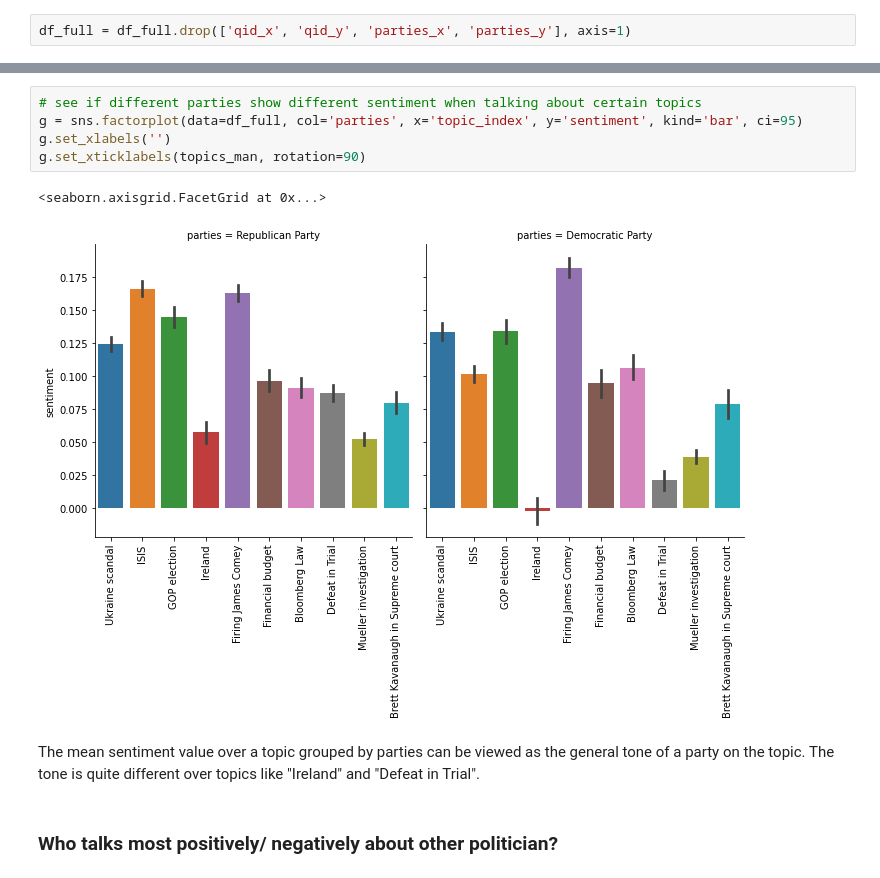
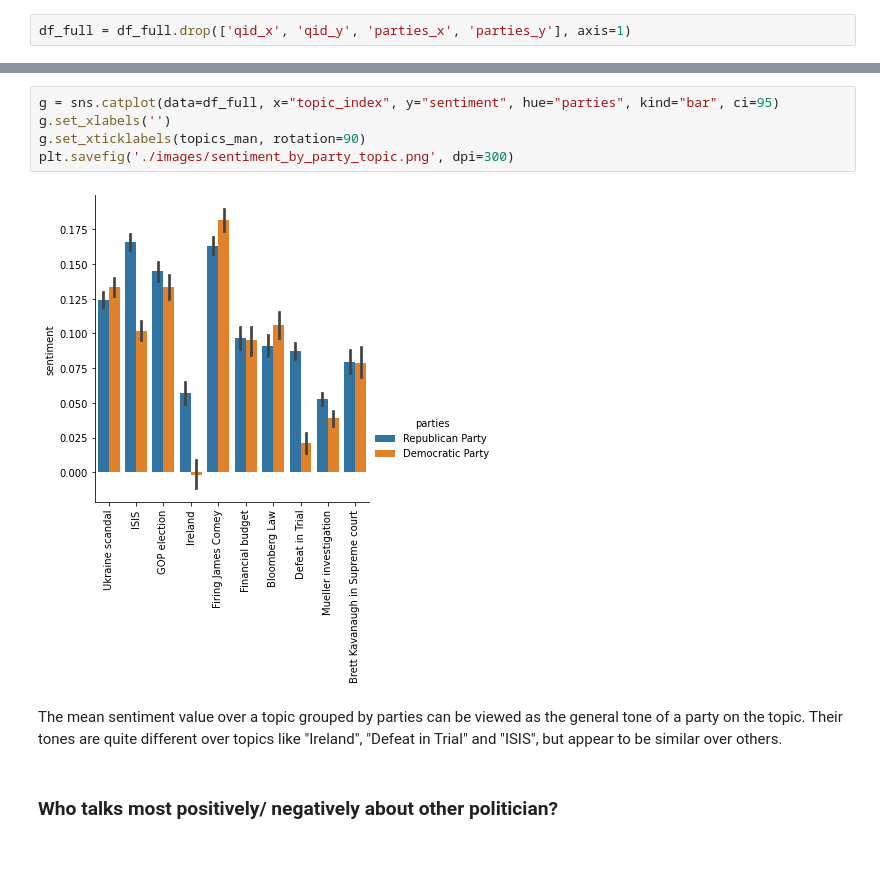
Before and after one commit to epfl-ada/ada-2021-project-date-a-data, a Jupyter notebook: network_analysis_viz.ipynb, the cells around one changed output, grey strips where cells are left out. Cells and saved outputs as stored; diff of their text form.

Commit message:
update analysis, save images

```diff
--- a/network_analysis_viz.ipynb
+++ b/network_analysis_viz.ipynb
@@ -272,15 +270,14 @@ df_full.head()
 | 3 | 2015-09-02-023110 | Forcing a bad deal, over the obje... | John Boehner | Q11702 | 2015-09-02 17:11:29 | 24 | E | [Barack Obama] | [Q76] | ... |
 | 4 | 2015-04-23-004339 | As President Obama indicated, thi... | John Boehner | Q11702 | 2015-04-23 17:01:55 | 1 | E | [Barack Obama] | [Q76] | ... |
 # %%
-# see if different parties show different sentiment when talking about certain topics
-g = sns.factorplot(data=df_full, col='parties', x='topic_index', y='sentiment', kind='bar', ci=95)
+g = sns.catplot(data=df_full, x="topic_index", y="sentiment", hue="parties", kind="bar", ci=95)
 g.set_xlabels('')
 g.set_xticklabels(topics_man, rotation=90)
+plt.savefig('./images/sentiment_by_party_topic.png', dpi=300)
 # %% [output]
-<seaborn.axisgrid.FacetGrid at 0x...>
-[figure, old version]
+[figure, new version]
 # %% [markdown]
-The mean sentiment value over a topic grouped by parties can be viewed as the general tone of a party on the topic. The tone is quite different over topics like "Ireland" and "Defeat in Trial".
+The mean sentiment value over a topic grouped by parties can be viewed as the general tone of a party on the topic. Their tones are quite different over topics like "Ireland", "Defeat in Trial" and "ISIS", but appear to be similar over others.
 # %% [markdown]
 ### Who talks most positively/ negatively about other politician?
 # %%
```
Also changed, not shown: parts of 4 cells of this notebook, 4 other files.
